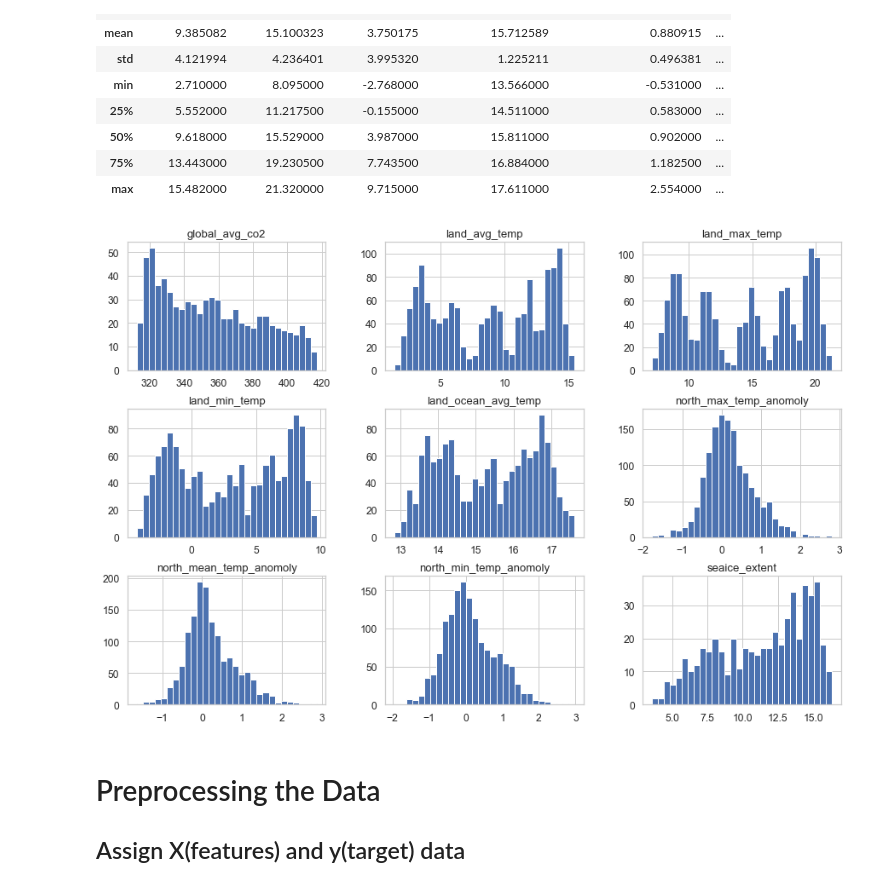
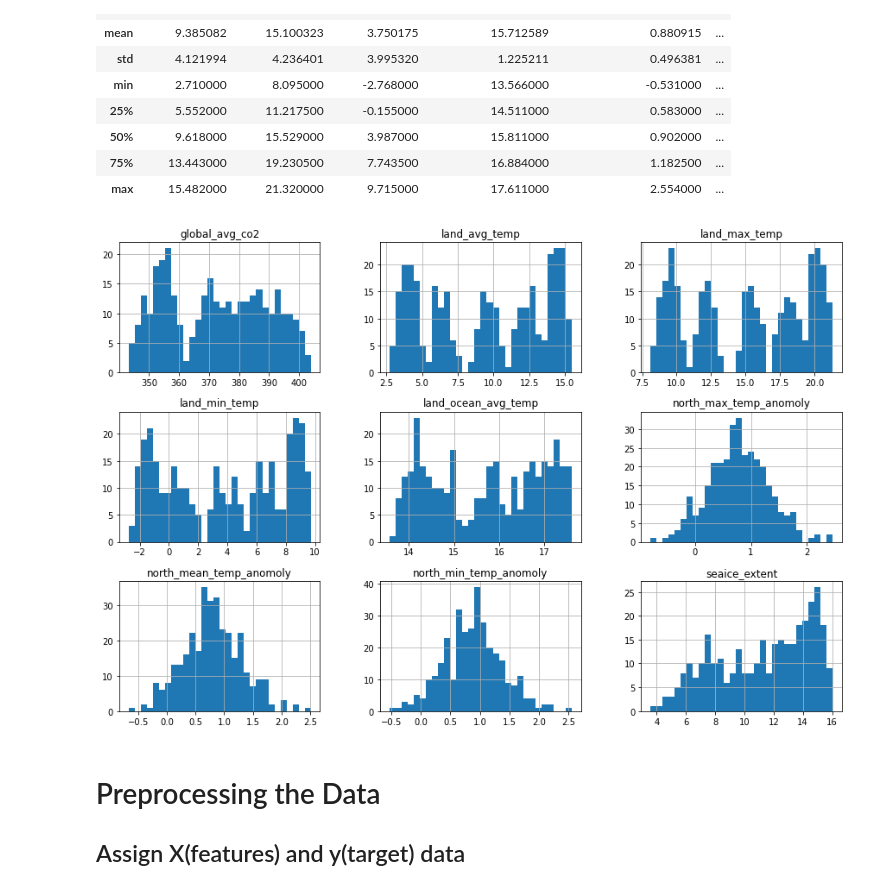
Before and after one commit to CodeReber/dataviz_final, a Jupyter notebook: operation_polarbear.ipynb, the cells around one changed output. Saved outputs shown, nothing was run; the diff lists cells and outputs as text; code cells hidden in the pictures.

```diff
--- a/operation_polarbear.ipynb
+++ b/operation_polarbear.ipynb
@@ -42,3 +40,4 @@ df.describe()
 # %%
-df2 = df.dropna(axis=0, how="any")
+#Change Threshold to 9
+df_drop_null = df.dropna(axis=0)
 # %%
@@ -56,13 +55,13 @@ df2.describe()
 # %%
 import seaborn as sns
 import pandas as pd
 numerical = ['land_avg_temp', 'land_max_temp', 'land_min_temp',
        'land_ocean_avg_temp', 'north_min_temp_anomoly',
        'north_max_temp_anomoly', 'north_mean_temp_anomoly', 'global_avg_co2',
        'seaice_extent']
-X[numerical].hist(bins=30, figsize=(15, 10), layout=(3, 3));
+df_drop_null[numerical].hist(bins=30, figsize=(15, 10), layout=(3, 3));
 # %% [output]
-[figure, old version]
+[figure, new version]
 # %% [markdown]
 # Preprocessing the Data
 
```
Also changed, not shown: parts of 25 cells of this notebook.
